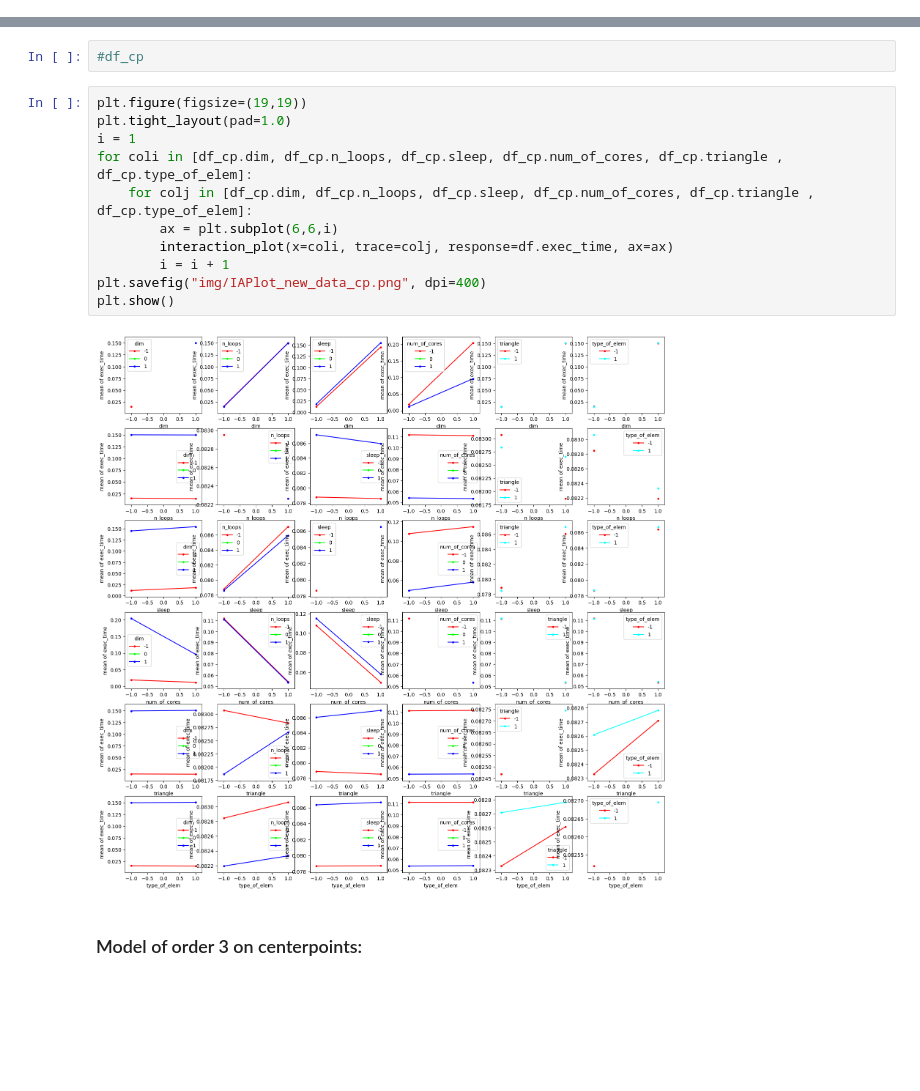
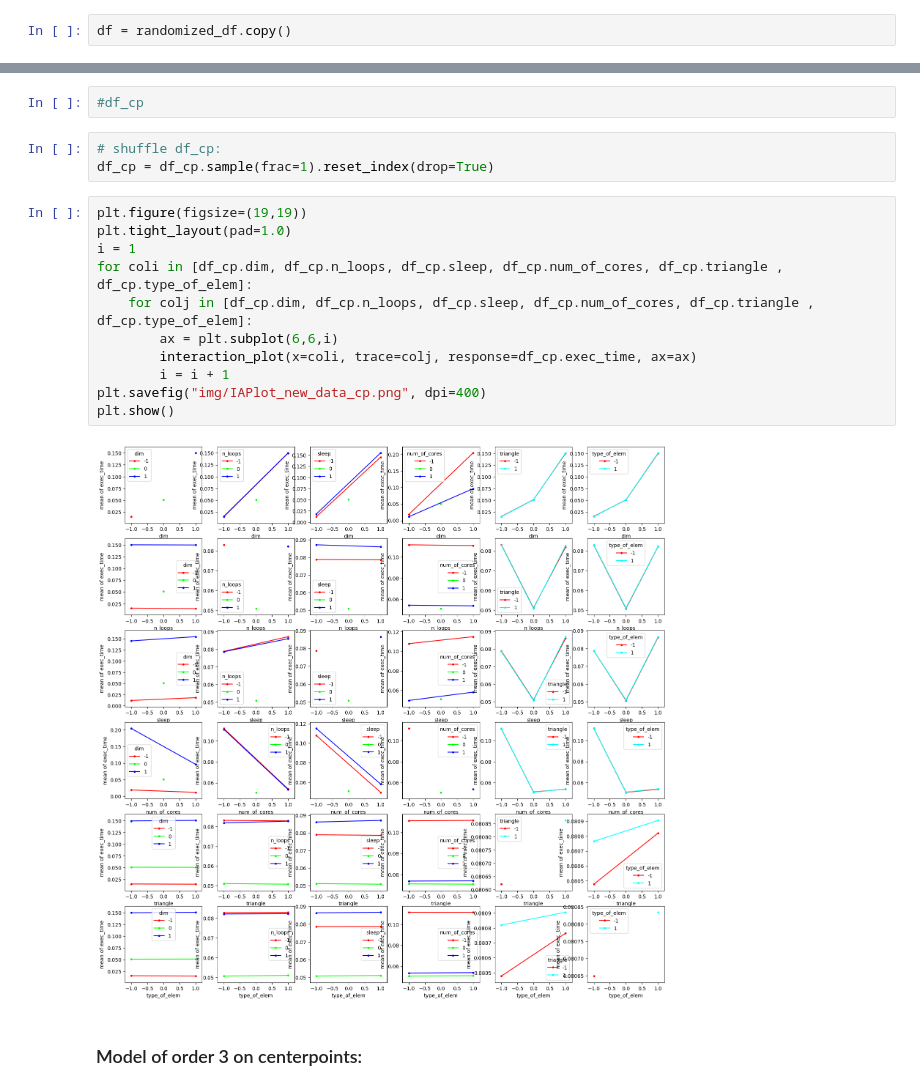
Before and after one commit to aleksejalex/DetermiTime, a Jupyter notebook: NAEX_Gaj_determinants_VER6_colab.ipynb, the cells around one changed output, grey strips where cells are left out. Saved outputs shown, nothing was run; the diff lists cells and outputs as text; blank space fills up the shorter version.

```diff
--- a/NAEX_Gaj_determinants_VER6_colab.ipynb
+++ b/NAEX_Gaj_determinants_VER6_colab.ipynb
@@ -276,3 +279,5 @@ randomized_df = df.sample(frac=1).reset_index(drop=True)
+# %%
+df = randomized_df.copy()
 # %%
 df.describe(include = 'all')
 # %% [output]
@@ -699,19 +701,22 @@ df_cp['triangle']     = df_cp['triangle'].astype('category')
 df_cp['num_of_cores'] = df_cp['num_of_cores'].astype('int64')
 # %%
 #df_cp
+# %%
+# shuffle df_cp:
+df_cp = df_cp.sample(frac=1).reset_index(drop=True)
 # %%
 plt.figure(figsize=(19,19))
 plt.tight_layout(pad=1.0)
 i = 1
 for coli in [df_cp.dim, df_cp.n_loops, df_cp.sleep, df_cp.num_of_cores, df_cp.triangle , df_cp.type_of_elem]:
     for colj in [df_cp.dim, df_cp.n_loops, df_cp.sleep, df_cp.num_of_cores, df_cp.triangle , df_cp.type_of_elem]:
         ax = plt.subplot(6,6,i)
-        interaction_plot(x=coli, trace=colj, response=df.exec_time, ax=ax)
+        interaction_plot(x=coli, trace=colj, response=df_cp.exec_time, ax=ax)
         i = i + 1
 plt.savefig("img/IAPlot_new_data_cp.png", dpi=400)
 plt.show()
 # %% [output]
-[figure, old version]
+[figure, new version]
 # %% [markdown]
 ### Model of order 3 on centerpoints:
 # %%
```
Also changed, not shown: parts of 17 cells of this notebook.
